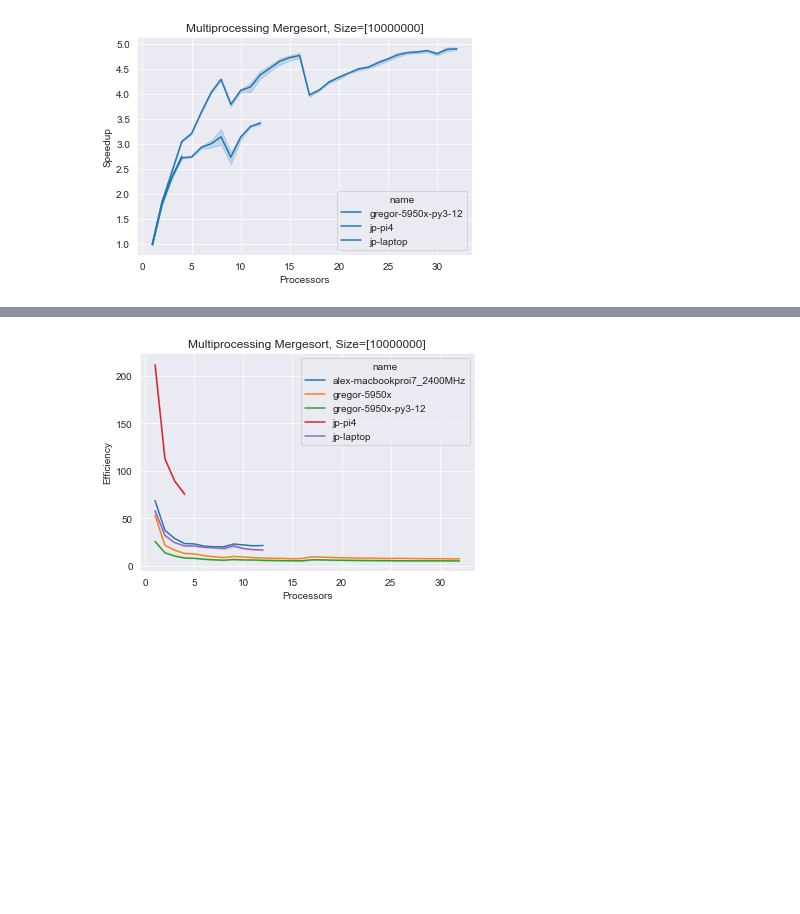
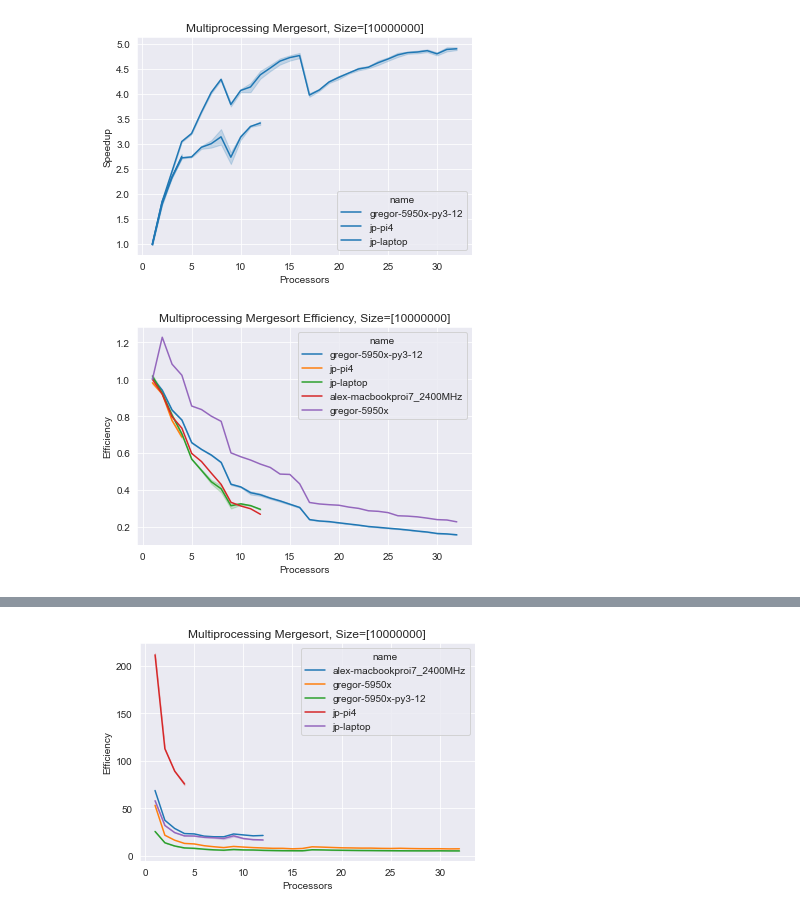
Before and after one commit to cloudmesh/cloudmesh-mpi, a Jupyter notebook: examples/sort/anaylyse-benchmark.ipynb, the cells around one changed output, grey strips where cells are left out. Cells and saved outputs as stored; diff of their text form; code cells hidden in the pictures; blank space fills up the shorter version.

```diff
--- a/examples/sort/anaylyse-benchmark.ipynb
+++ b/examples/sort/anaylyse-benchmark.ipynb
@@ -229,4 +296,8 @@ Try using .loc[row_indexer,col_indexer] = value instead
 See the caveats in the documentation: https://pandas.pydata.org/pandas-docs/stable/user_guide/indexing.html#returning-a-view-versus-a-copy
   a["speedup"] = a["minimum_time"]/a["time"]
 [figure]
+# %%
+plot_benchmark_by_size(df_with_speedup, size, "multiprocessing_mergesort efficiency", files, y="efficiency")
+# %% [output]
+[figure, added]
 # %%
```
Also changed, not shown: parts of 8 cells of this notebook.
